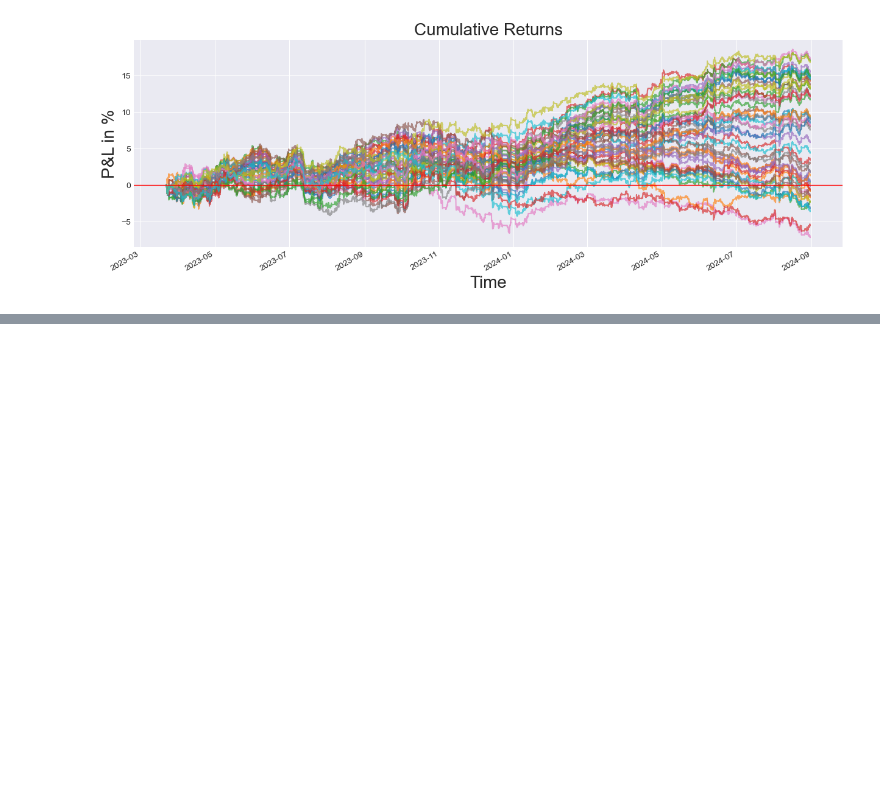
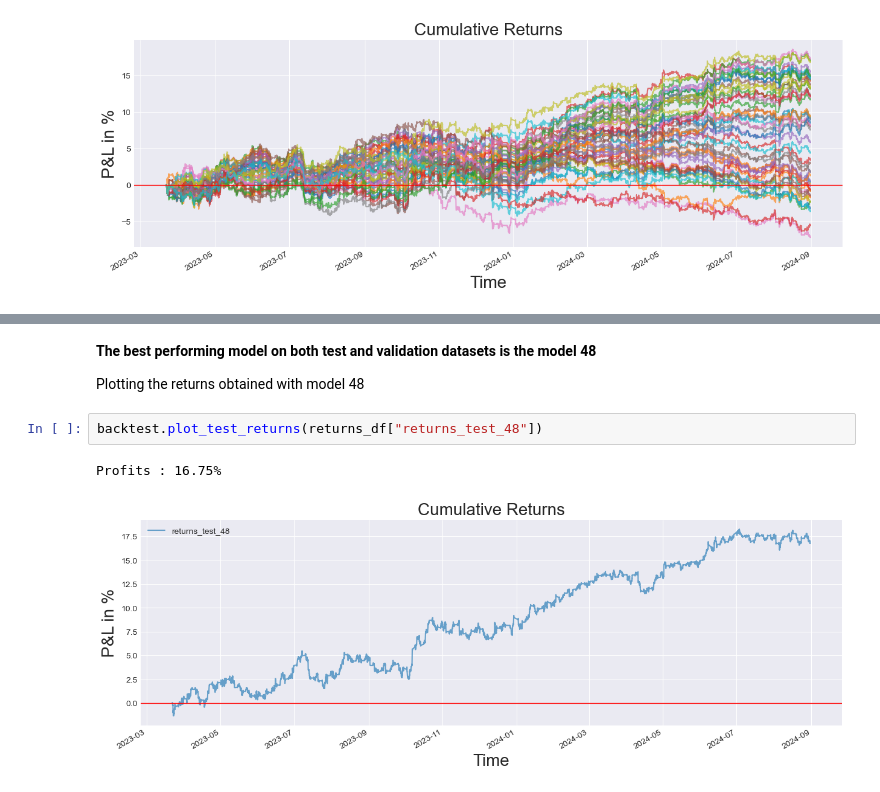
Before and after one commit to YarosInter/Time-Series-Dense-Neural-Network, a Jupyter notebook: Dense_Layer_Neural_Network.ipynb, the cells around one changed output, grey strips where cells are left out. Saved outputs shown, nothing was run; the diff lists cells and outputs as text; blank space fills up the shorter version.

```diff
--- a/Dense_Layer_Neural_Network.ipynb
+++ b/Dense_Layer_Neural_Network.ipynb
@@ -624,0 +685,9 @@ Profits : 329.08%
+# %% [markdown]
+**The best performing model on both test and validation datasets is the model 48**
+
+Plotting the returns obtained with model 48
+# %%
+backtest.plot_test_returns(returns_df["returns_test_48"])
+# %% [output]
+Profits : 16.75%
+[figure, added]
```
Also changed, not shown: parts of 24 cells of this notebook, 1 other file.
